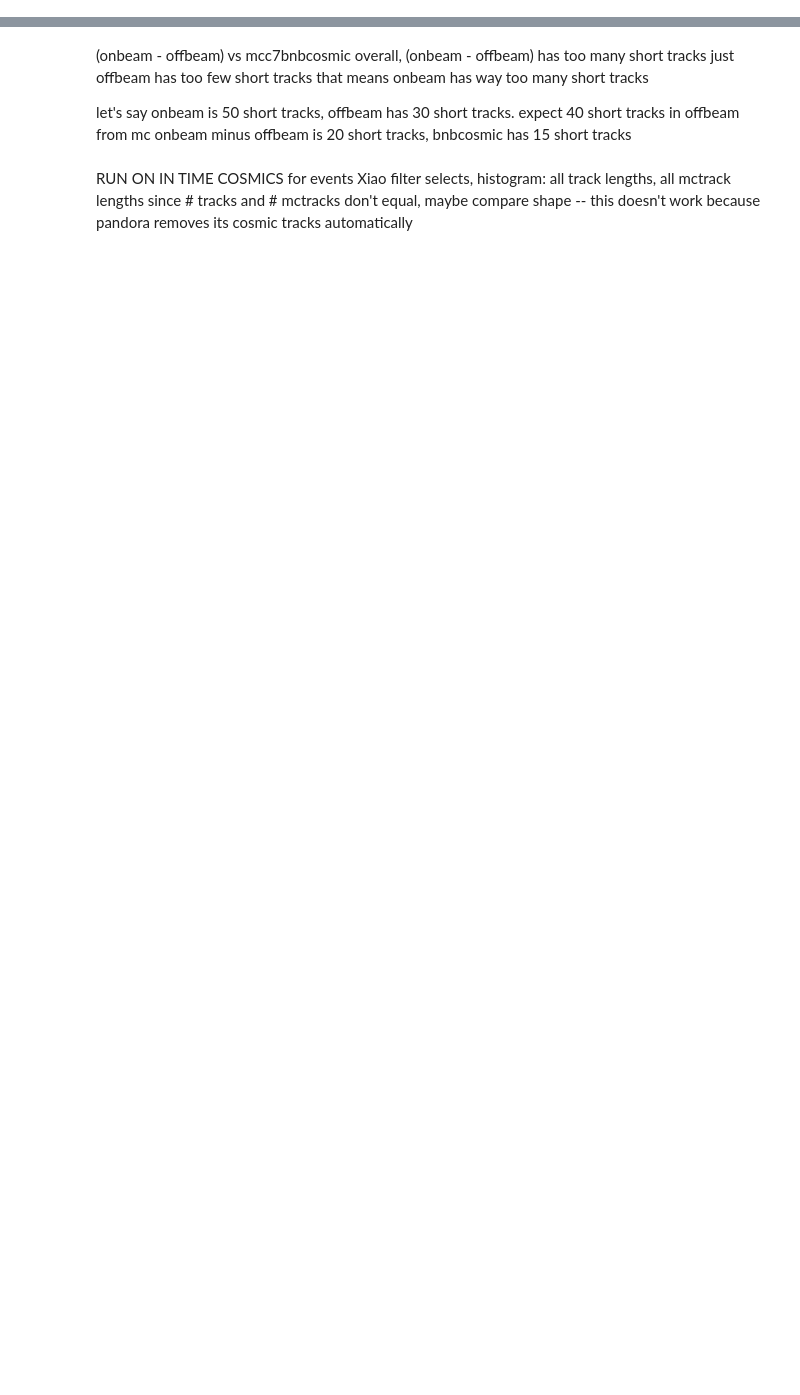
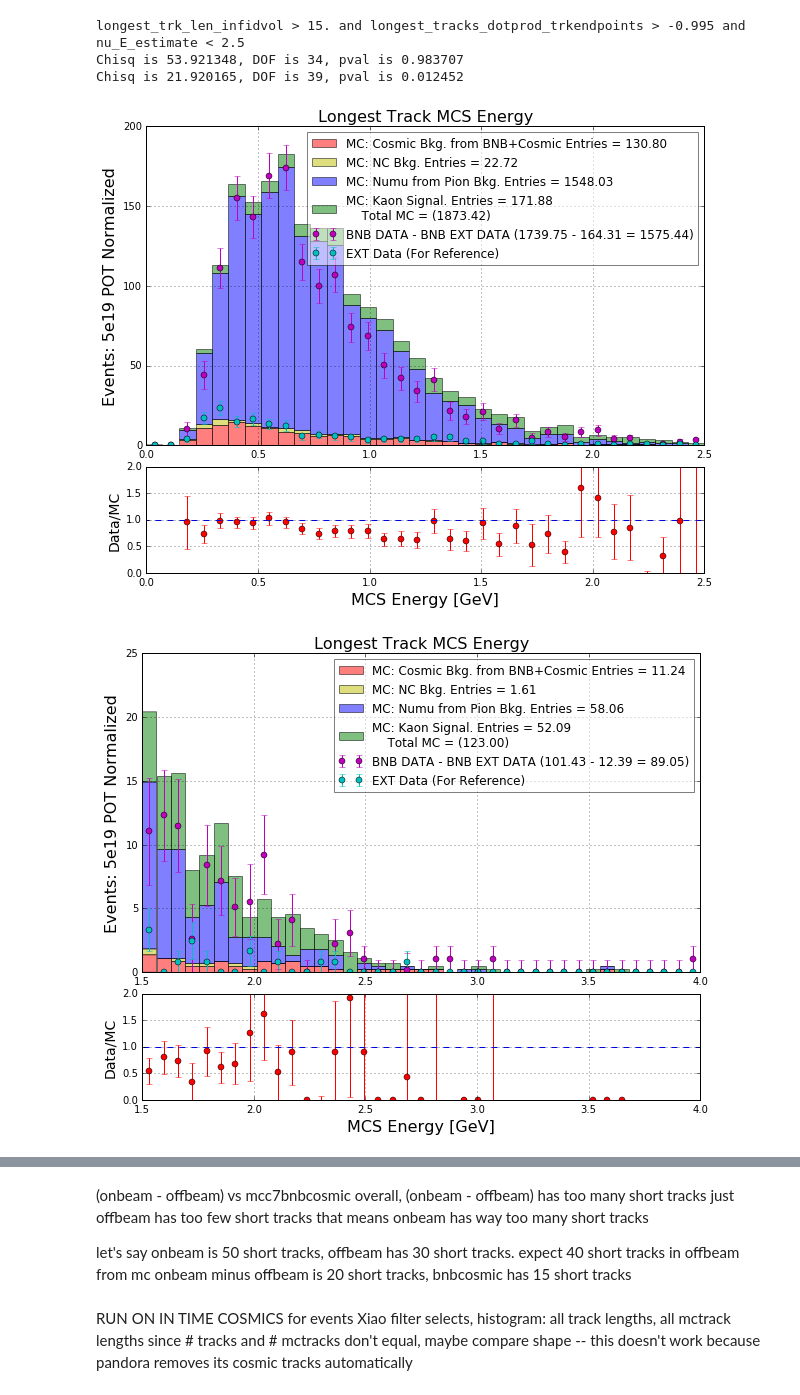
Before and after one commit to kaleko/KalekoAna, a Jupyter notebook: CCInclusive/mac/data_mc_comparisons.ipynb, the cells around one changed output, grey strips where cells are left out. Cells and saved outputs as stored; diff of their text form; code cells hidden in the pictures; blank space fills up the shorter version.

```diff
--- a/CCInclusive/mac/data_mc_comparisons.ipynb
+++ b/CCInclusive/mac/data_mc_comparisons.ipynb
@@ -604,11 +635,11 @@ plotVariableComparison(myvar,mybins,myquery,mytitle,myshapeonly,myylims,\
 # %%
 mylogy = None
 myvar = 'longest_trk_MCS_mom'#arbscaled_MConly'#_scaled_MConly#chopped_straightened'#smeared_MC'# 'artificial_E'
-mybins = np.linspace(0,3,35)
+mybins = np.linspace(0,2.5,35)
 #mybins = np.linspace(2.5,5,20)
-mytitlebase = myvar
+mytitlebase = 'Longest Track MCS Energy'
 myshapeonly = False
-myxlabel = myvar
+myxlabel = 'MCS Energy [GeV]'
 myylabel = 'Events (5e19 POT Normalized)'
 myylims = None#(0,0.2)
 myquery = str.join(' and ',[x for x in mycuts if 'nu_E_estimate' not in x])
@@ -616,36 +647,42 @@ myquery = str.join(' and ',[x for x in mycuts if 'nu_E_estimate' not in x])
 #myquery += ' and second_longest_trk_len > 50'
 #myquery += ' and reco_nu_z > 200'
 #myquery += ' and longest_track_end_z < 900'
 #myquery += ' and longest_track_end_z < 1000'
 #myquery += ' and longest_track_end_y > -80'
 #myquery += ' and longest_track_end_y < 80'
 #myquery += ' and (longest_track_end_x > 220 or longest_track_end_x < 20)'
 #myquery += ' and longest_track_end_x > 30 and longest_track_end_x < 210'
 #myquery += ' and reco_nu_x > 30 and reco_nu_x < 210'
-
+myquery += ' and nu_E_estimate < 2.5'
 #myquery += ' and (longest_track_end_y > 80 or longest_track_end_y < -80)'
 #myquery += ' and longest_track_end_y > -80 and longest_track_end_y < 80'
 #myquery += ' and (longest_track_end_z < 50 or longest_track_end_z > 950)'
 #myquery += ' and longest_track_end_z < 950'
 
 #myquery += ' and longest_trk_cosy > -0.5 and longest_trk_cosy < 0.5'
 #myquery += ' and longest_trk_wiggle < 0.02'
 #myquery += ' and longest_trk_theta < 0.5'
-myquery += ' and longest_trk_contained'
-myquery += ' and not MCS_linecut'
+#myquery += ' and longest_trk_contained'
+#myquery += ' and not MCS_linecut'
 #myquery += ' and longest_track_end_x_infidvol > 125.'
 print myquery
 mytitle = mytitlebase
 plotVariableComparison(myvar,mybins,myquery,mytitle,myshapeonly,myylims,\
                           myxlabel=myxlabel,myylabel=myylabel,mylogy=mylogy)
 
 mybins = np.linspace(1.5,4,40)
 plotVariableComparison(myvar,mybins,myquery,mytitle,myshapeonly,myylims,\
                           myxlabel=myxlabel,myylabel=myylabel,mylogy=mylogy)
 
 #mybins = np.linspace(2.0,10,20)
 #plotVariableComparison(myvar,mybins,myquery,mytitle,myshapeonly,myylims,\
 #                          myxlabel=myxlabel,myylabel=myylabel,mylogy=mylogy)
+# %% [output]
+longest_trk_len_infidvol > 15. and longest_tracks_dotprod_trkendpoints > -0.995 and nu_E_estimate < 2.5
+Chisq is 53.921348, DOF is 34, pval is 0.983707
+Chisq is 21.920165, DOF is 39, pval is 0.012452
+[figure, added]
+[figure, added]
 # %%
 print [x for x in df_dict['mcnu'].columns.values if 'length' in x]
 mylogy = None
```
Also changed, not shown: parts of 15 cells of this notebook, 3 other files.
